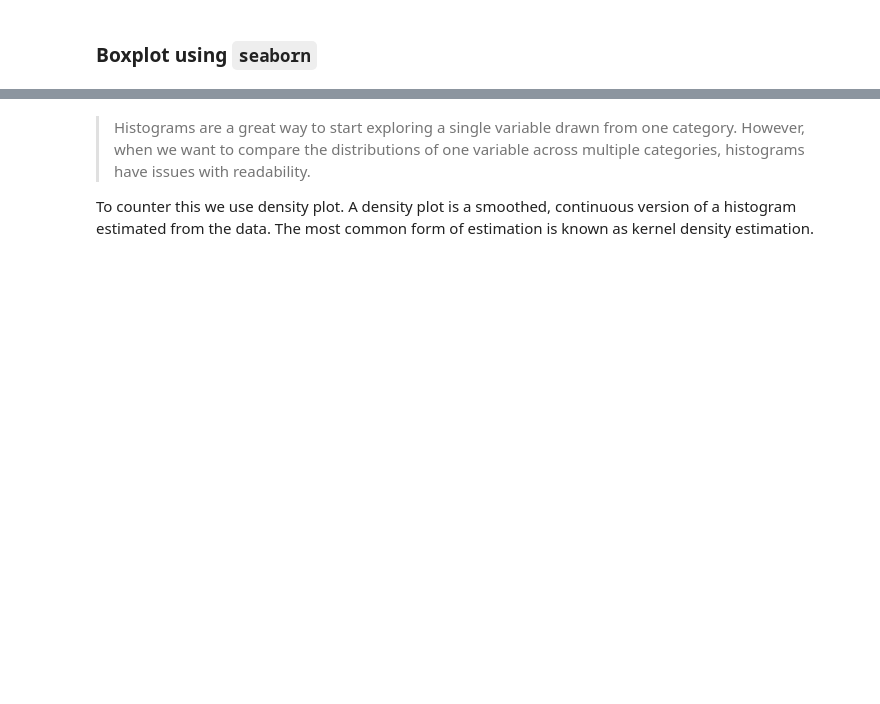
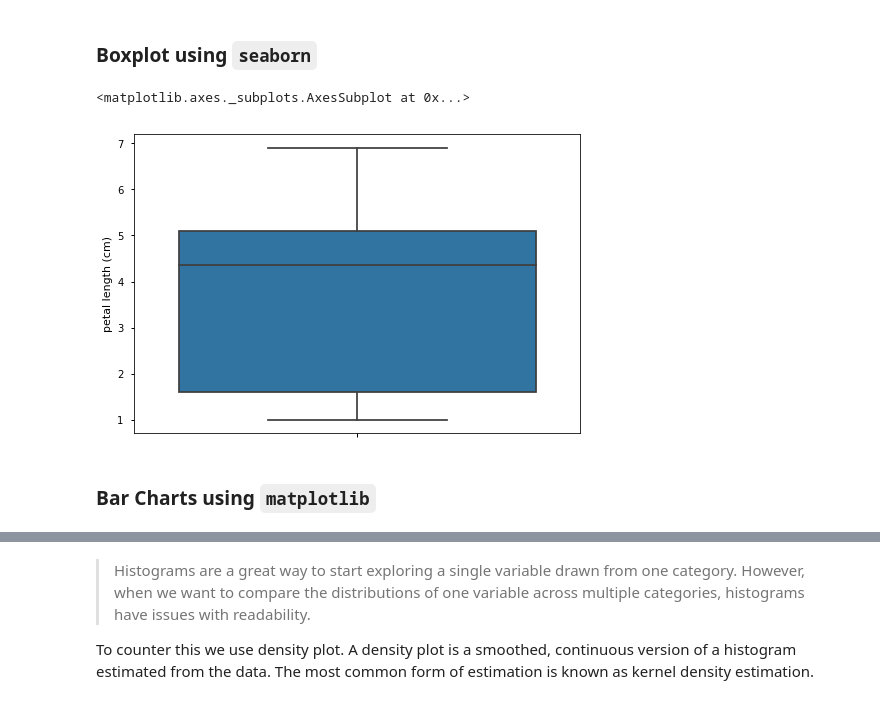
Before and after one commit to pratos/python4ds, a Jupyter notebook: notebooks/Python Visualization snippets.ipynb, the cells around one changed output, grey strips where cells are left out. Cells and saved outputs as stored; diff of their text form; code cells hidden in the pictures; blank space fills up the shorter version.

Commit message:
Adds the final update for Python visualization

```diff
--- a/notebooks/Python Visualization snippets.ipynb
+++ b/notebooks/Python Visualization snippets.ipynb
@@ -583,3 +583,10 @@ plt.show()
 [figure]
 # %% [markdown]
 ### Boxplot using `seaborn`
+# %%
+sns.boxplot(x='petal length (cm)', data=iris_data, orient='v')
+# %% [output]
+<matplotlib.axes._subplots.AxesSubplot at 0x...>
+[figure, added]
+# %% [markdown]
+### Bar Charts using `matplotlib`
```
Also changed, not shown: parts of 89 cells of this notebook, 1 other file.
